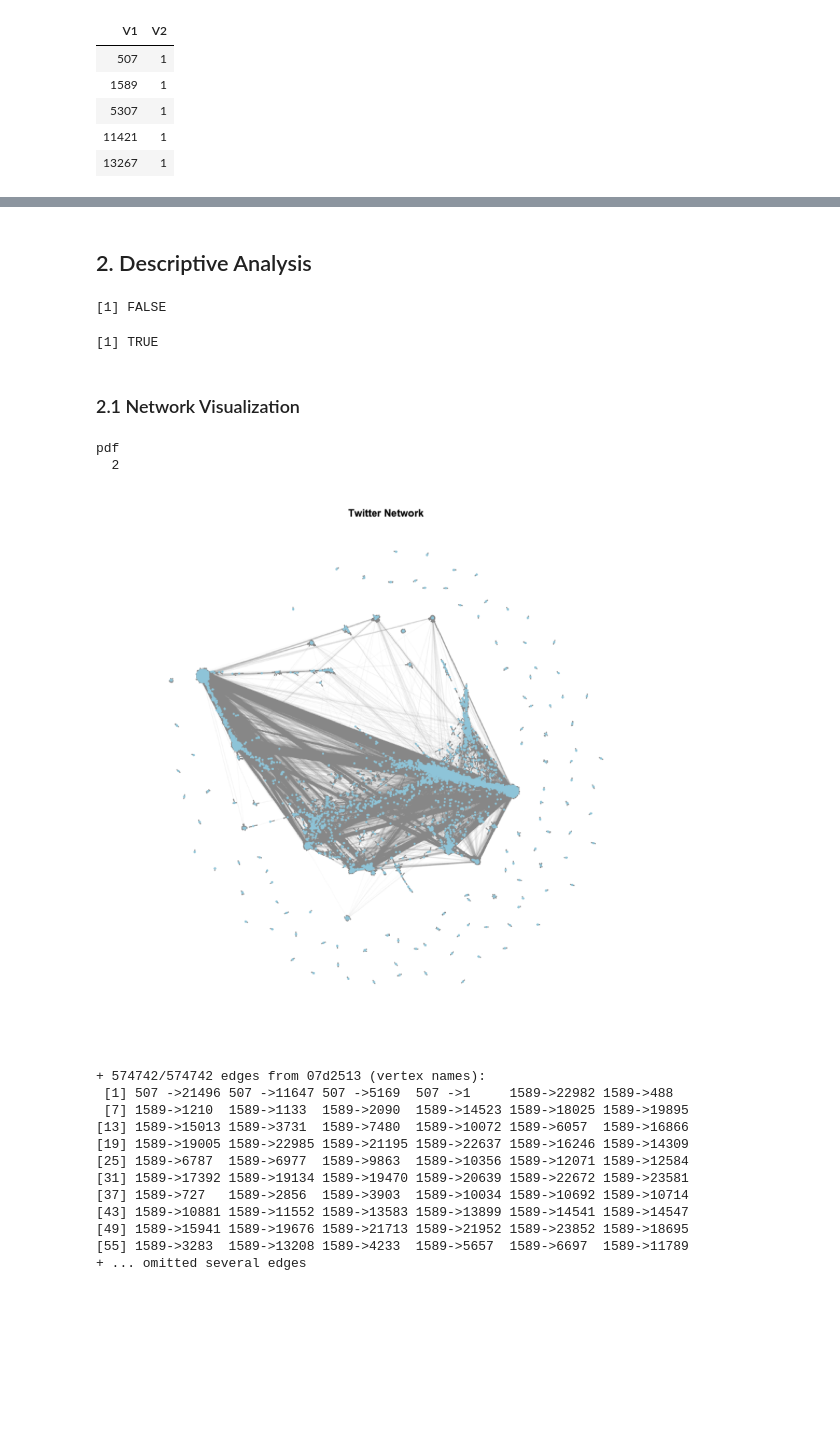
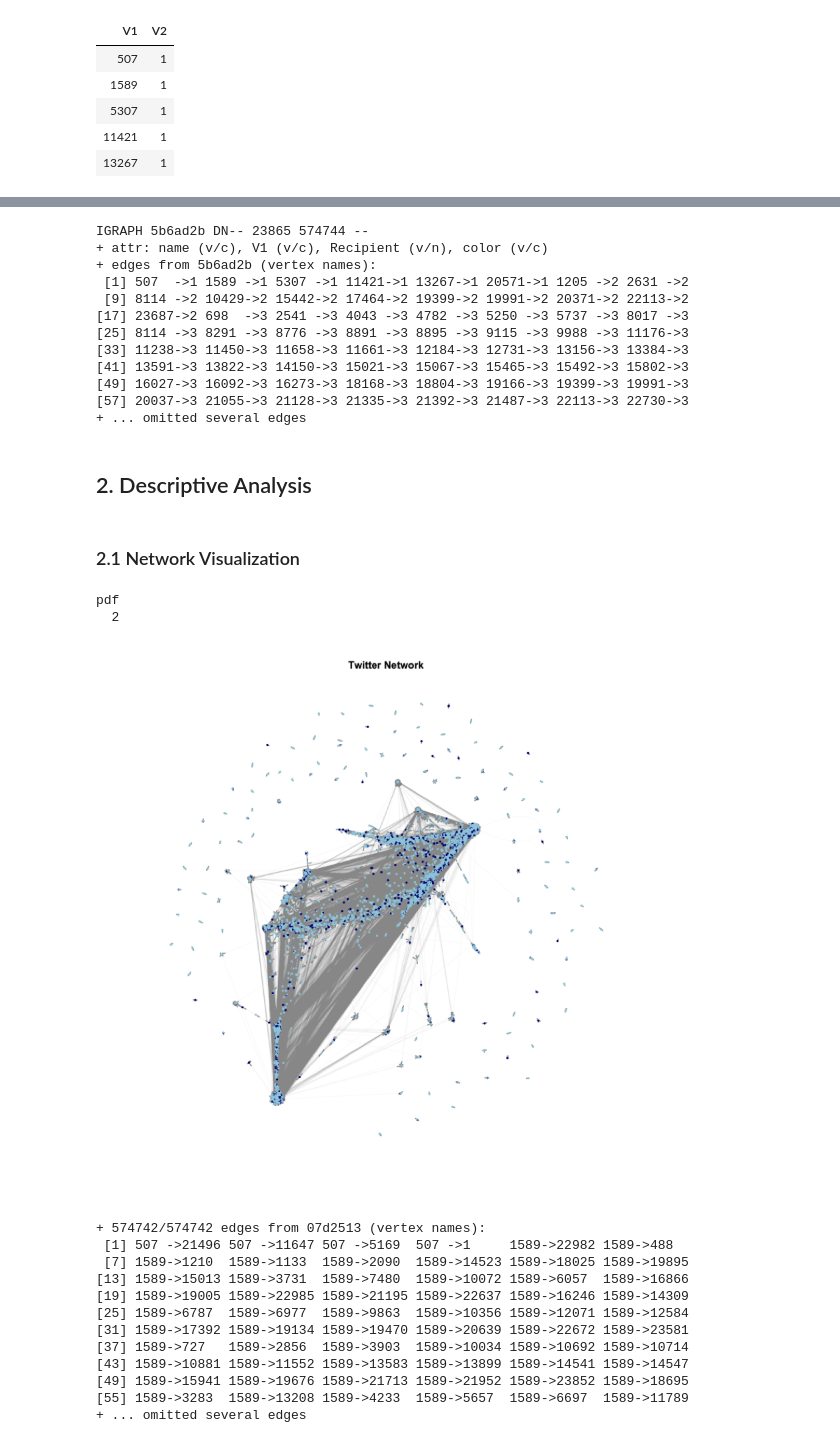
Before and after one commit to Yosuke-Ijiri/Statistical-Analysis-of-Network-Data-with-applications-in-Marketing, a Jupyter notebook: Fake_News_Analysis.ipynb, the cells around one changed output, grey strips where cells are left out. Saved outputs shown, nothing was run; the diff lists cells and outputs as text; code cells hidden in the pictures; blank space fills up the shorter version.

Commit message:
Update
- Recipient/Non-Recipient info added

```diff
--- a/Fake_News_Analysis.ipynb
+++ b/Fake_News_Analysis.ipynb
@@ -212,0 +217,6 @@ head(edge_list, 5)
+# %%
+users['Recipient'] <- 2
+for(i in 1:nrow(newsuser)){
+    if (newsuser[i, 2]=='Fake'){
+        users[newsuser[i, 3], 3] <- 1}
+}
@@ -213,36 +235,43 @@ head(edge_list, 5)
 # %%
 # Read the list as the igraph format
-g <- graph.data.frame(edge_list, directed=TRUE)
+g <- graph.data.frame(d=edge_list, vertices=users, directed=TRUE)
+# %%
+# Generate colors based on whether the user is Recipient or not
+colrs <- c("lightblue", "darkblue")
+# %%
+g
+# %% [output]
+IGRAPH 5b6ad2b DN-- 23865 574744 --
++ attr: name (v/c), V1 (v/c), Recipient (v/n), color (v/c)
++ edges from 5b6ad2b (vertex names):
+ [1] 507  ->1 1589 ->1 5307 ->1 11421->1 13267->1 20571->1 1205 ->2 2631 ->2
+ [9] 8114 ->2 10429->2 15442->2 17464->2 19399->2 19991->2 20371->2 22113->2
+[17] 23687->2 698  ->3 2541 ->3 4043 ->3 4782 ->3 5250 ->3 5737 ->3 8017 ->3
+[25] 8114 ->3 8291 ->3 8776 ->3 8891 ->3 8895 ->3 9115 ->3 9988 ->3 11176->3
+[33] 11238->3 11450->3 11658->3 11661->3 12184->3 12731->3 13156->3 13384->3
+[41] 13591->3 13822->3 14150->3 15021->3 15067->3 15465->3 15492->3 15802->3
+[49] 16027->3 16092->3 16273->3 18168->3 18804->3 19166->3 19399->3 19991->3
+[57] 20037->3 21055->3 21128->3 21335->3 21392->3 21487->3 22113->3 22730->3
++ ... omitted several edges
 # %% [markdown]
 ## 2. Descriptive Analysis
-# %%
-# To check if our graph is simple, meaning absence of loops and multi-edges
-is.simple(g)
-# %% [output]
-[1] FALSE
-# %%
-# Remove redundant edges and looping edges.
-g <- simplify(g, remove.multiple=T, remove.loops=T)
-is.simple(g)
-# %% [output]
-[1] TRUE
 # %% [markdown]
 ### 2.1 Network Visualization
 # %%
 # Plot the graph
 png("./data/network_visualization.png", 800, 800)
 set.seed(123)
-plot(g, vertex.label=NA, vertex.size=1, vertex.frame.color=NA, vertex.color="lightblue",
+plot(g, vertex.label=NA, vertex.size=1, vertex.frame.color=NA, vertex.color=colrs[V(g)$Recipient],
      edge.width=0.05, edge.arrow.size=0.3, edge.arrow.width=0.3,
      layout=layout_nicely)
 title("Twitter Network")
 dev.off()
 img <- readPNG('./data/network_visualization.png')
 grid::grid.raster(img)
 # %% [output]
 pdf
   2
-[figure, old version]
+[figure, new version]
 # %%
 # To check the Edge sequence
 E(g)
```
Also changed, not shown: parts of 5 cells of this notebook, 3 other files.
